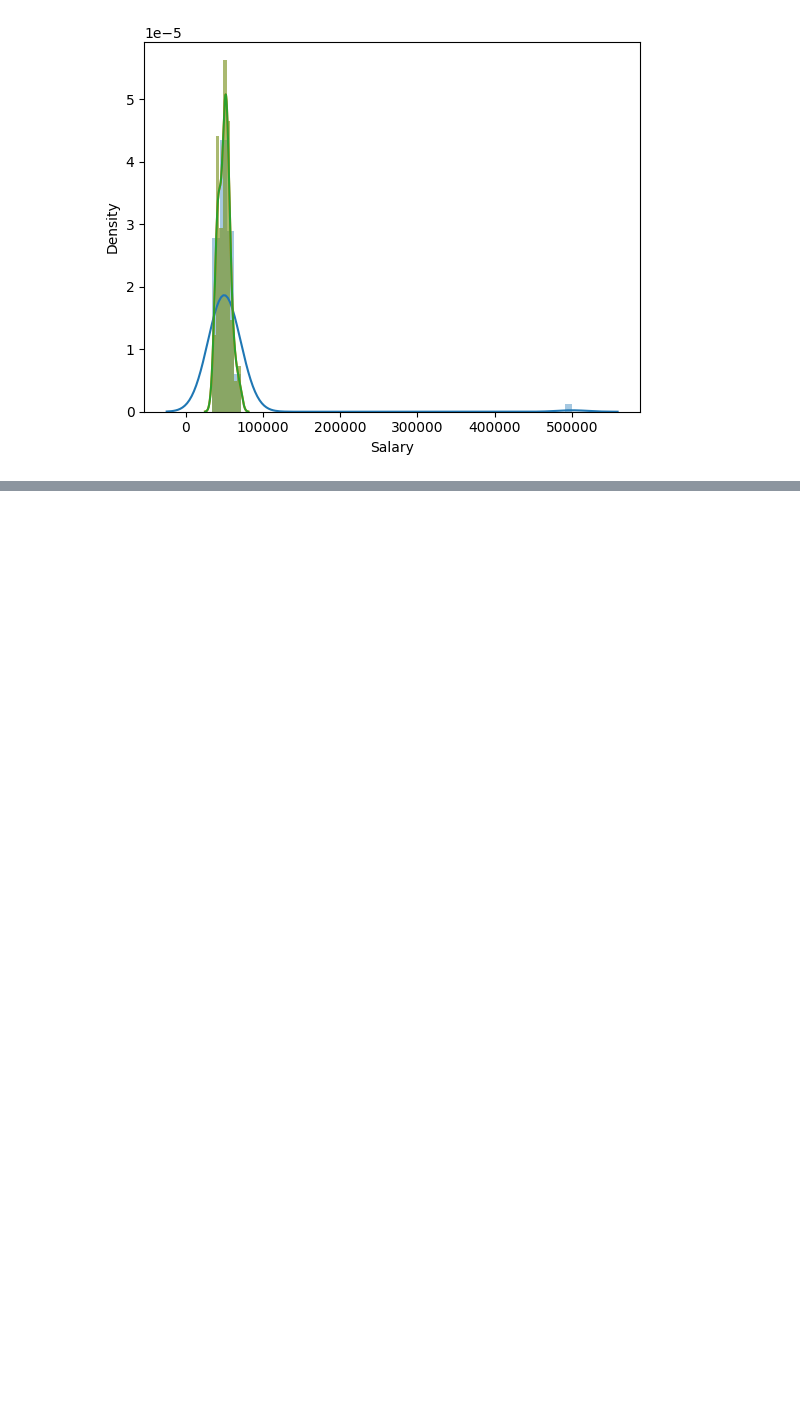
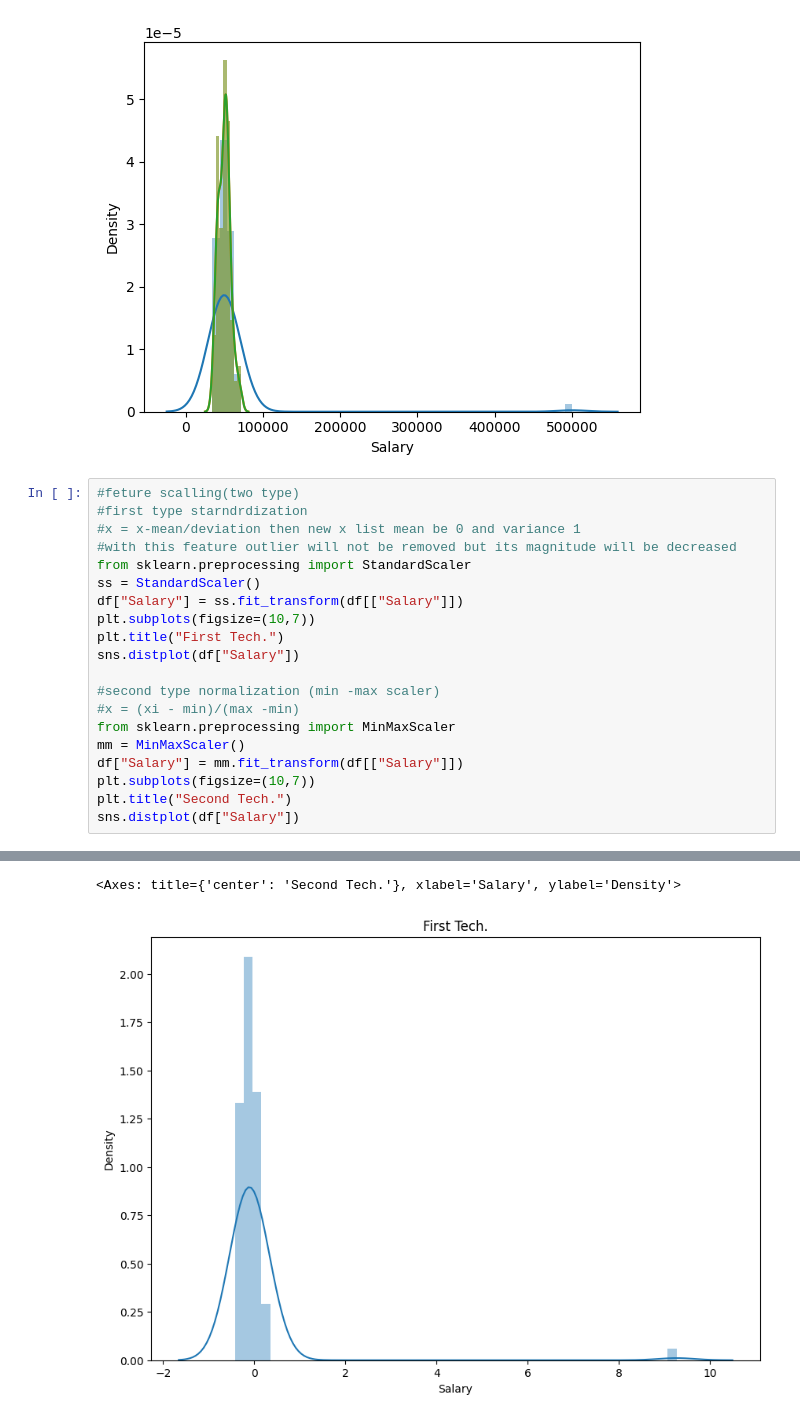
Before and after one commit to Jenil020/python, a Jupyter notebook: ML.ipynb, the cells around one changed output, grey strips where cells are left out. Cells and saved outputs as stored; diff of their text form; blank space fills up the shorter version.

Commit message:
Data cleaning and preprocessing completed

```diff
--- a/ML.ipynb
+++ b/ML.ipynb
@@ -246,3 +247,24 @@ https://gist.github.com/mwaskom/de44147ed2974457ad6372750bbe5751
   sns.distplot(new_dataset["Salary"])
 <Axes: xlabel='Salary', ylabel='Density'>
 [figure]
+# %%
+#feture scalling(two type)
+#first type starndrdization
+#x = x-mean/deviation then new x list mean be 0 and variance 1
+#with this feature outlier will not be removed but its magnitude will be decreased
+from sklearn.preprocessing import StandardScaler
+ss = StandardScaler()
+df["Salary"] = ss.fit_transform(df[["Salary"]])
+plt.subplots(figsize=(10,7))
+plt.title("First Tech.")
+sns.distplot(df["Salary"])
+
+#second type normalization (min -max scaler)
+#x = (xi - min)/(max -min)
+from sklearn.preprocessing import MinMaxScaler
+mm = MinMaxScaler()
+df["Salary"] = mm.fit_transform(df[["Salary"]])
+plt.subplots(figsize=(10,7))
+plt.title("Second Tech.")
+sns.distplot(df["Salary"])
+# %% [output]
@@ -248,0 +290,2 @@ https://gist.github.com/mwaskom/de44147ed2974457ad6372750bbe5751
+<Axes: title={'center': 'Second Tech.'}, xlabel='Salary', ylabel='Density'>
+[figure, added]
```
Also changed, not shown: parts of 8 cells of this notebook.
